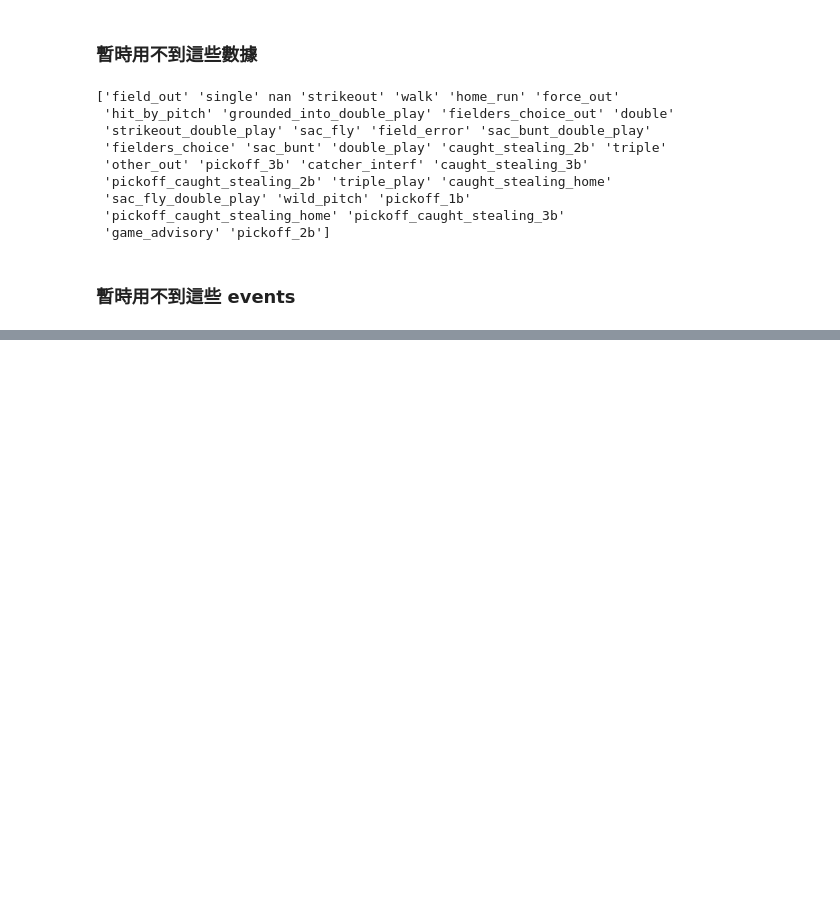
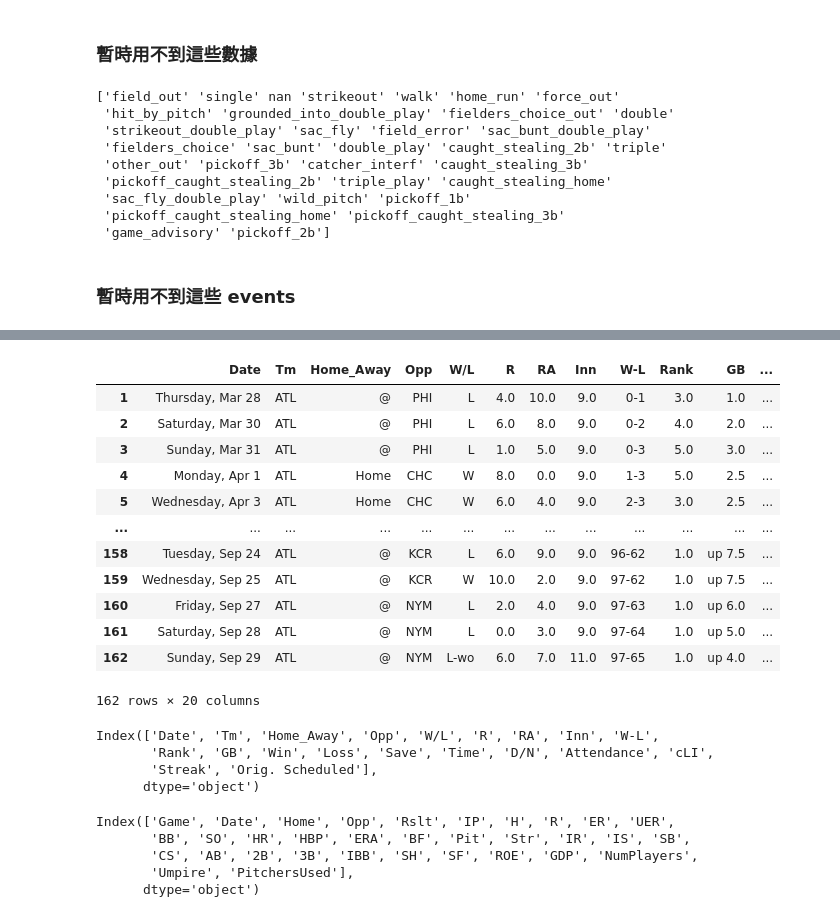
Before and after one commit to Shiou-Ju/closers-non-save-performance, a Jupyter notebook: brief-look-pybaseball-apis.ipynb, the cells around one changed output, grey strips where cells are left out. Drawn from its saved outputs; the diff is of its cells as text; code cells hidden in the pictures; blank space fills up the shorter version.

```diff
--- a/brief-look-pybaseball-apis.ipynb
+++ b/brief-look-pybaseball-apis.ipynb
@@ -351,0 +579,32 @@ print(unique_events)
+# %%
+atlanta_braves_2019_schedule_and_record = schedule_and_record(2019, "ATL")
+atlanta_braves_2019_schedule_and_record
+# %% [output]
+|  | Date | Tm | Home_Away | Opp | W/L | R | RA | Inn | W-L | Rank | GB | ... |
+| 1 | Thursday, Mar 28 | ATL | @ | PHI | L | 4.0 | 10.0 | 9.0 | 0-1 | 3.0 | 1.0 | ... |
+| 2 | Saturday, Mar 30 | ATL | @ | PHI | L | 6.0 | 8.0 | 9.0 | 0-2 | 4.0 | 2.0 | ... |
+| 3 | Sunday, Mar 31 | ATL | @ | PHI | L | 1.0 | 5.0 | 9.0 | 0-3 | 5.0 | 3.0 | ... |
+| 4 | Monday, Apr 1 | ATL | Home | CHC | W | 8.0 | 0.0 | 9.0 | 1-3 | 5.0 | 2.5 | ... |
+| 5 | Wednesday, Apr 3 | ATL | Home | CHC | W | 6.0 | 4.0 | 9.0 | 2-3 | 3.0 | 2.5 | ... |
+| ... | ... | ... | ... | ... | ... | ... | ... | ... | ... | ... | ... | ... |
+| 158 | Tuesday, Sep 24 | ATL | @ | KCR | L | 6.0 | 9.0 | 9.0 | 96-62 | 1.0 | up 7.5 | ... |
+| 159 | Wednesday, Sep 25 | ATL | @ | KCR | W | 10.0 | 2.0 | 9.0 | 97-62 | 1.0 | up 7.5 | ... |
+| 160 | Friday, Sep 27 | ATL | @ | NYM | L | 2.0 | 4.0 | 9.0 | 97-63 | 1.0 | up 6.0 | ... |
+| 161 | Saturday, Sep 28 | ATL | @ | NYM | L | 0.0 | 3.0 | 9.0 | 97-64 | 1.0 | up 5.0 | ... |
+| 162 | Sunday, Sep 29 | ATL | @ | NYM | L-wo | 6.0 | 7.0 | 11.0 | 97-65 | 1.0 | up 4.0 | ... |
+162 rows × 20 columns
+# %%
+atlanta_braves_2019_schedule_and_record.columns
+# %% [output]
+Index(['Date', 'Tm', 'Home_Away', 'Opp', 'W/L', 'R', 'RA', 'Inn', 'W-L',
+       'Rank', 'GB', 'Win', 'Loss', 'Save', 'Time', 'D/N', 'Attendance', 'cLI',
+       'Streak', 'Orig. Scheduled'],
+      dtype='object')
+# %%
+team_pitching_logs_2019_ATL.columns
+# %% [output]
+Index(['Game', 'Date', 'Home', 'Opp', 'Rslt', 'IP', 'H', 'R', 'ER', 'UER',
+       'BB', 'SO', 'HR', 'HBP', 'ERA', 'BF', 'Pit', 'Str', 'IR', 'IS', 'SB',
+       'CS', 'AB', '2B', '3B', 'IBB', 'SH', 'SF', 'ROE', 'GDP', 'NumPlayers',
+       'Umpire', 'PitchersUsed'],
+      dtype='object')
```
Also changed, not shown: parts of 21 cells of this notebook, 1 other file.
